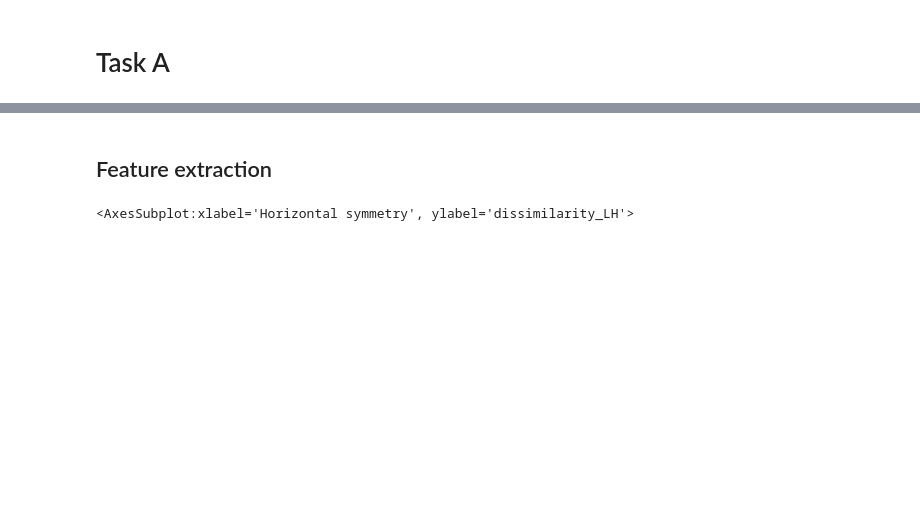
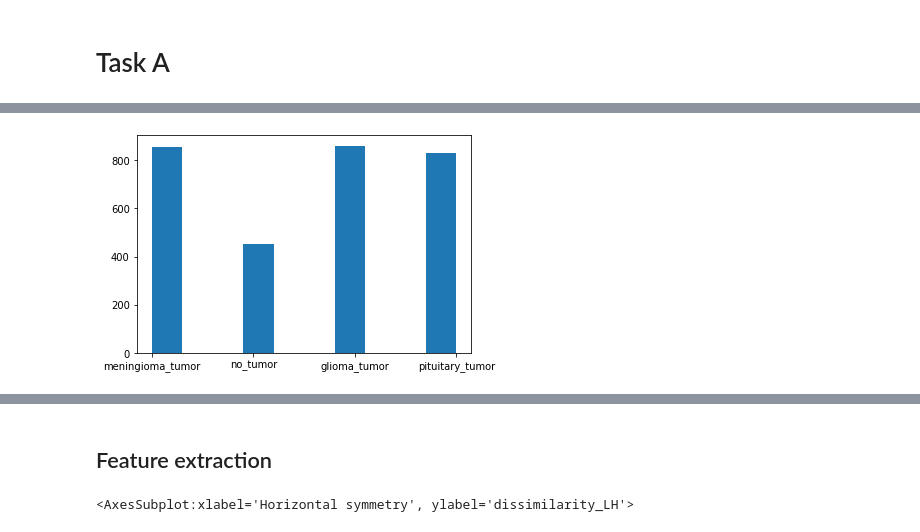
Before and after one commit to rr1017/AMLS_21-22-_SN21213556, a Jupyter notebook: Script.ipynb, the cells around one changed output, grey strips where cells are left out. Saved outputs shown, nothing was run; the diff lists cells and outputs as text; code cells hidden in the pictures; blank space fills up the shorter version.

```diff
--- a/Script.ipynb
+++ b/Script.ipynb
@@ -17,0 +26,5 @@ df = pd.read_csv('dataset/label_data.csv')
+# %%
+plt.hist(df['label'])
+plt.show()
+# %% [output]
+[figure, added]
```
Also changed, not shown: parts of 6 cells of this notebook, 1 other file.
